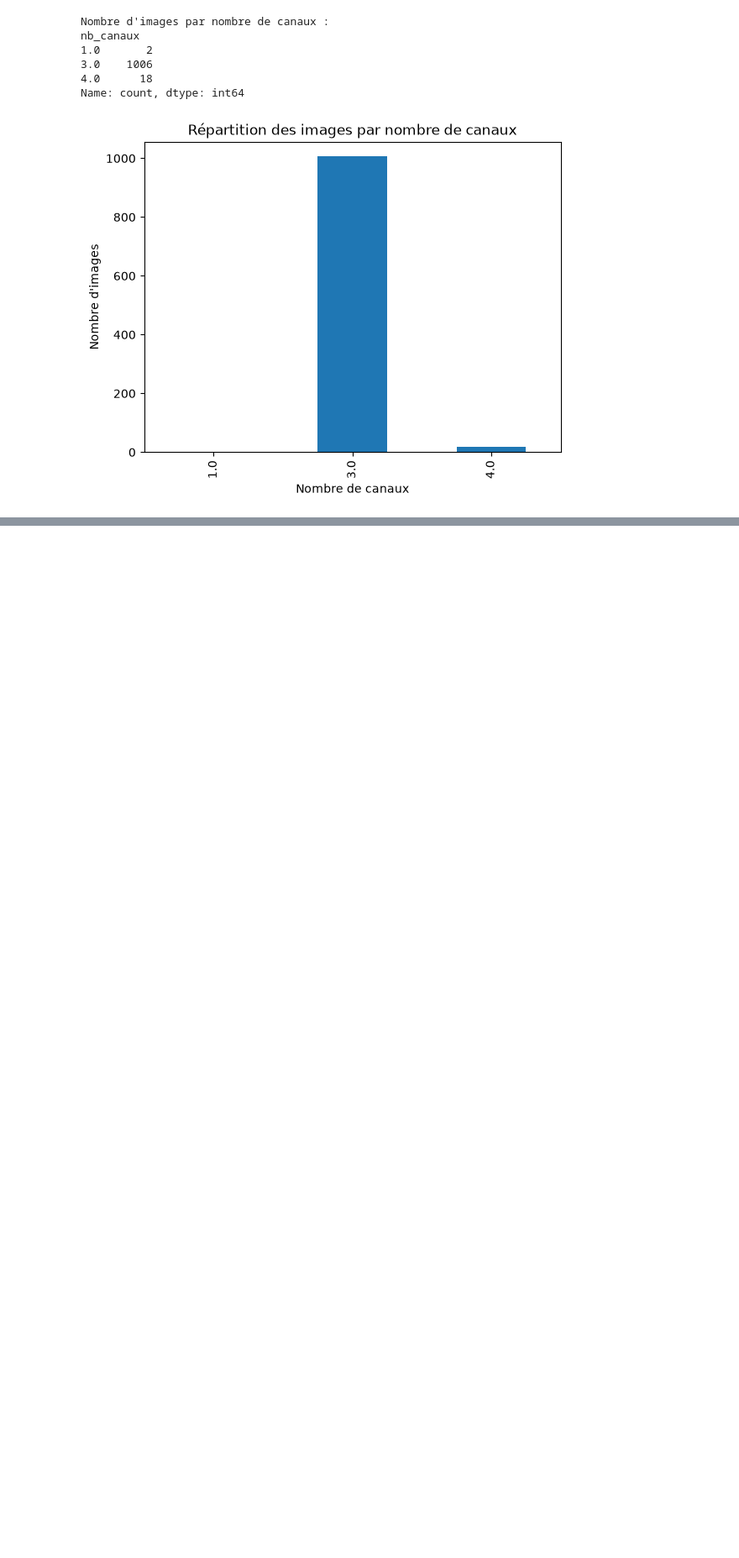
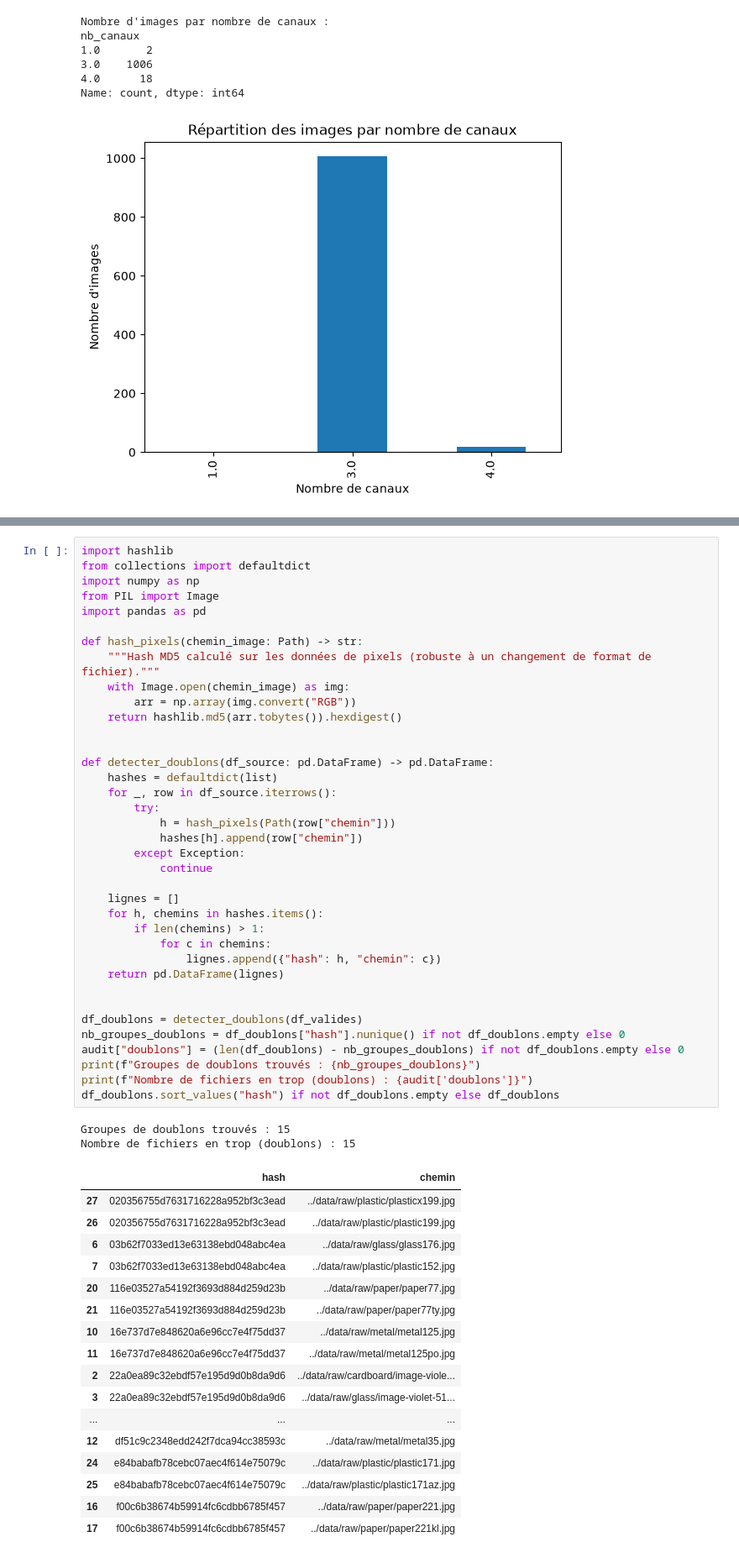
Before and after one commit to DIOPBARHAM/atelier_prepa_donnees_images, a Jupyter notebook: notebooks/atelier_prepa_donnees_images.ipynb, the cells around one changed output, grey strips where cells are left out. Shown at 84% size. Saved outputs shown, nothing was run; the diff lists cells and outputs as text; blank space fills up the shorter version.

Commit message:
Partie 6 – Détecter les doublons Écrire et se servir d’une fonction qui détecte les doublons NB : Deux fichiers différents peuvent contenir exactement la même image.

```diff
--- a/notebooks/atelier_prepa_donnees_images.ipynb
+++ b/notebooks/atelier_prepa_donnees_images.ipynb
@@ -230,0 +235,57 @@ Name: count, dtype: int64
+# %%
+import hashlib
+from collections import defaultdict
+import numpy as np
+from PIL import Image
+import pandas as pd
+
+def hash_pixels(chemin_image: Path) -> str:
+    """Hash MD5 calculé sur les données de pixels (robuste à un changement de format de fichier)."""
+    with Image.open(chemin_image) as img:
+        arr = np.array(img.convert("RGB"))
+    return hashlib.md5(arr.tobytes()).hexdigest()
+
+
+def detecter_doublons(df_source: pd.DataFrame) -> pd.DataFrame:
+    hashes = defaultdict(list)
+    for _, row in df_source.iterrows():
+        try:
+            h = hash_pixels(Path(row["chemin"]))
+            hashes[h].append(row["chemin"])
+        except Exception:
+            continue
+
+    lignes = []
+    for h, chemins in hashes.items():
+        if len(chemins) > 1:
+            for c in chemins:
+                lignes.append({"hash": h, "chemin": c})
+    return pd.DataFrame(lignes)
+
+
+df_doublons = detecter_doublons(df_valides)
+nb_groupes_doublons = df_doublons["hash"].nunique() if not df_doublons.empty else 0
+audit["doublons"] = (len(df_doublons) - nb_groupes_doublons) if not df_doublons.empty else 0
+print(f"Groupes de doublons trouvés : {nb_groupes_doublons}")
+print(f"Nombre de fichiers en trop (doublons) : {audit['doublons']}")
+df_doublons.sort_values("hash") if not df_doublons.empty else df_doublons
+# %% [output]
+Groupes de doublons trouvés : 15
+Nombre de fichiers en trop (doublons) : 15
+|  | hash | chemin |
+| 27 | 020356755d7631716228a952bf3c3ead | ../data/raw/plastic/plasticx199.jpg |
+| 26 | 020356755d7631716228a952bf3c3ead | ../data/raw/plastic/plastic199.jpg |
+| 6 | 03b62f7033ed13e63138ebd048abc4ea | ../data/raw/glass/glass176.jpg |
+| 7 | 03b62f7033ed13e63138ebd048abc4ea | ../data/raw/plastic/plastic152.jpg |
+| 20 | 116e03527a54192f3693d884d259d23b | ../data/raw/paper/paper77.jpg |
+| 21 | 116e03527a54192f3693d884d259d23b | ../data/raw/paper/paper77ty.jpg |
+| 10 | 16e737d7e848620a6e96cc7e4f75dd37 | ../data/raw/metal/metal125.jpg |
+| 11 | 16e737d7e848620a6e96cc7e4f75dd37 | ../data/raw/metal/metal125po.jpg |
+| 2 | 22a0ea89c32ebdf57e195d9d0b8da9d6 | ../data/raw/cardboard/image-viole... |
+| 3 | 22a0ea89c32ebdf57e195d9d0b8da9d6 | ../data/raw/glass/image-violet-51... |
+| ... | ... | ... |
+| 12 | df51c9c2348edd242f7dca94cc38593c | ../data/raw/metal/metal35.jpg |
+| 24 | e84babafb78cebc07aec4f614e75079c | ../data/raw/plastic/plastic171.jpg |
+| 25 | e84babafb78cebc07aec4f614e75079c | ../data/raw/plastic/plastic171az.jpg |
+| 16 | f00c6b38674b59914fc6cdbb6785f457 | ../data/raw/paper/paper221.jpg |
+| 17 | f00c6b38674b59914fc6cdbb6785f457 | ../data/raw/paper/paper221kl.jpg |
```
Also changed, not shown: parts of 1 cell of this notebook.
